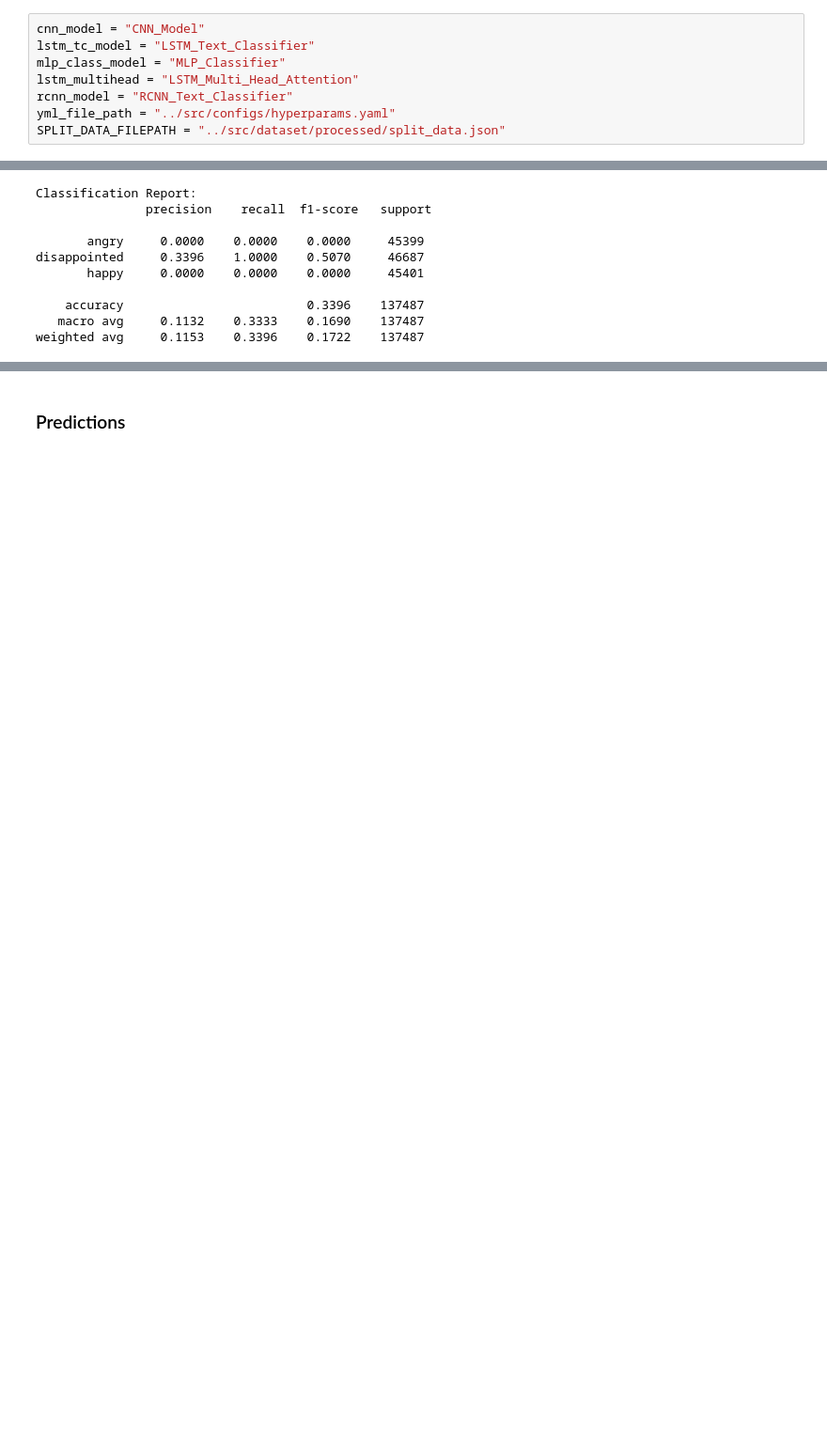
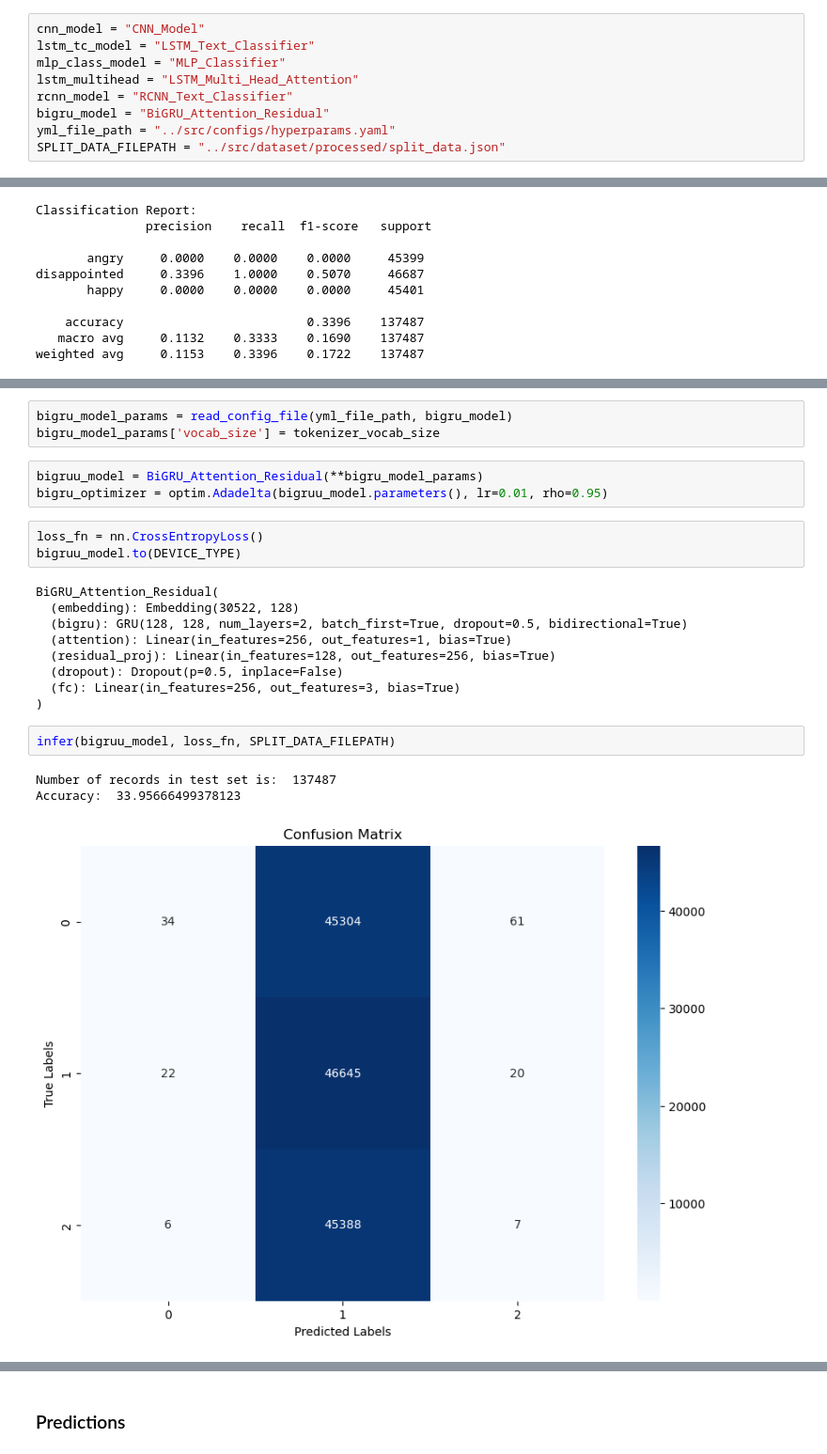
Before and after one commit to reshma1995/twitter-sentiment-analysis, a Jupyter notebook: project/notebooks/inference_and_predictions.ipynb, the cells around one changed output, grey strips where cells are left out. Shown at 94% size. Saved outputs shown, nothing was run; the diff lists cells and outputs as text; blank space fills up the shorter version.

Commit message:
ADD: BiGRU model inference and predictions in notebook

```diff
--- a/project/notebooks/inference_and_predictions.ipynb
+++ b/project/notebooks/inference_and_predictions.ipynb
@@ -295,6 +295,7 @@ lstm_tc_model = "LSTM_Text_Classifier"
 mlp_class_model = "MLP_Classifier"
 lstm_multihead = "LSTM_Multi_Head_Attention"
 rcnn_model = "RCNN_Text_Classifier"
+bigru_model = "BiGRU_Attention_Residual"
 yml_file_path = "../src/configs/hyperparams.yaml"
 SPLIT_DATA_FILEPATH = "../src/dataset/processed/split_data.json"
 # %%
@@ -774,0 +829,24 @@ weighted avg     0.1153    0.3396    0.1722    137487
+# %%
+bigru_model_params = read_config_file(yml_file_path, bigru_model)
+bigru_model_params['vocab_size'] = tokenizer_vocab_size
+# %%
+bigruu_model = BiGRU_Attention_Residual(**bigru_model_params)
+bigru_optimizer = optim.Adadelta(bigruu_model.parameters(), lr=0.01, rho=0.95)
+# %%
+loss_fn = nn.CrossEntropyLoss()
+bigruu_model.to(DEVICE_TYPE)
+# %% [output]
+BiGRU_Attention_Residual(
+  (embedding): Embedding(30522, 128)
+  (bigru): GRU(128, 128, num_layers=2, batch_first=True, dropout=0.5, bidirectional=True)
+  (attention): Linear(in_features=256, out_features=1, bias=True)
+  (residual_proj): Linear(in_features=128, out_features=256, bias=True)
+  (dropout): Dropout(p=0.5, inplace=False)
+  (fc): Linear(in_features=256, out_features=3, bias=True)
+)
+# %%
+infer(bigruu_model, loss_fn, SPLIT_DATA_FILEPATH)
+# %% [output]
+Number of records in test set is:  137487
+Accuracy:  33.95666499378123
+[figure, added]
```
Also changed, not shown: parts of 10 cells of this notebook, 2 other files.
